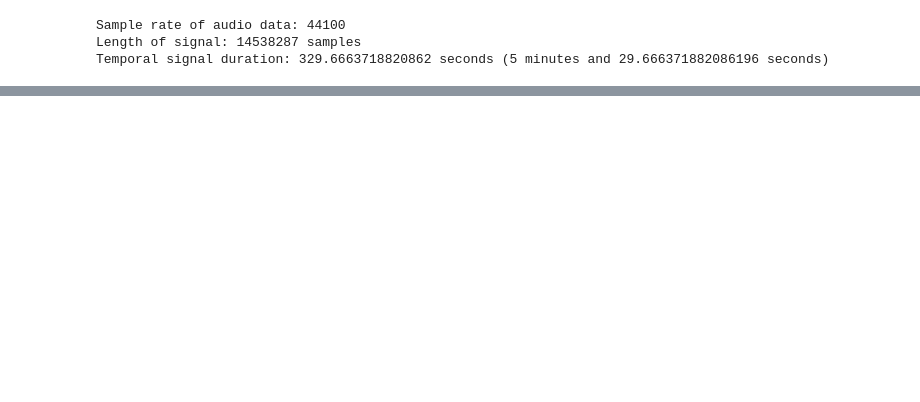
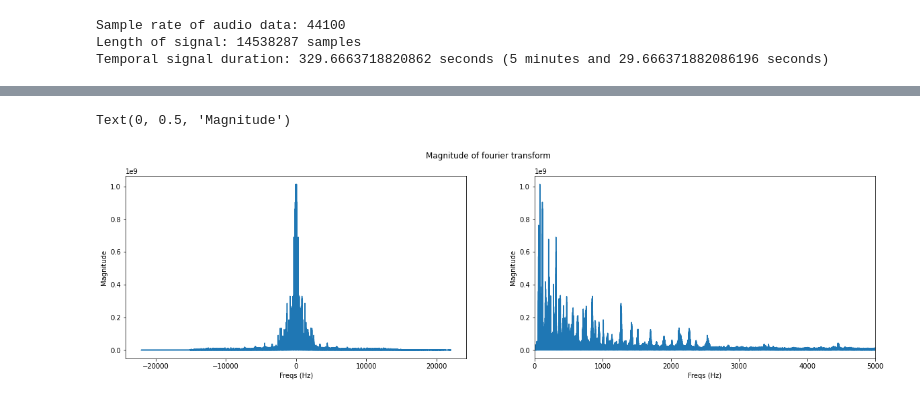
Before and after one commit to rnatarajan98/Cochlea_Modelling, a Jupyter notebook: main.ipynb, the cells around one changed output, grey strips where cells are left out. Cells and saved outputs as stored; diff of their text form; code cells hidden in the pictures; blank space fills up the shorter version.

```diff
--- a/main.ipynb
+++ b/main.ipynb
@@ -28,0 +36,21 @@ Text(0.5, 1.0, 'Dave Brubeck - Take Five')
+# %%
+# Plot signal in the fourier domain
+signal_fft = np.fft.fft(signal)
+signal_fft_freqs = np.fft.fftfreq(nt, 1/samplerate)
+
+plt.figure(figsize=(20, 5))
+plt.suptitle('Magnitude of fourier transform')
+plt.subplot(1, 2, 1)
+plt.plot(signal_fft_freqs, np.abs(signal_fft))
+plt.xlabel('Freqs (Hz)')
+plt.ylabel('Magnitude')
+
+
+plt.subplot(1, 2, 2)
+plt.plot(signal_fft_freqs, np.abs(signal_fft))
+plt.xlim(0, 5000)
+plt.xlabel('Freqs (Hz)')
+plt.ylabel('Magnitude')
+# %% [output]
+Text(0, 0.5, 'Magnitude')
+[figure, added]
```
Also changed, not shown: parts of 3 cells of this notebook.
